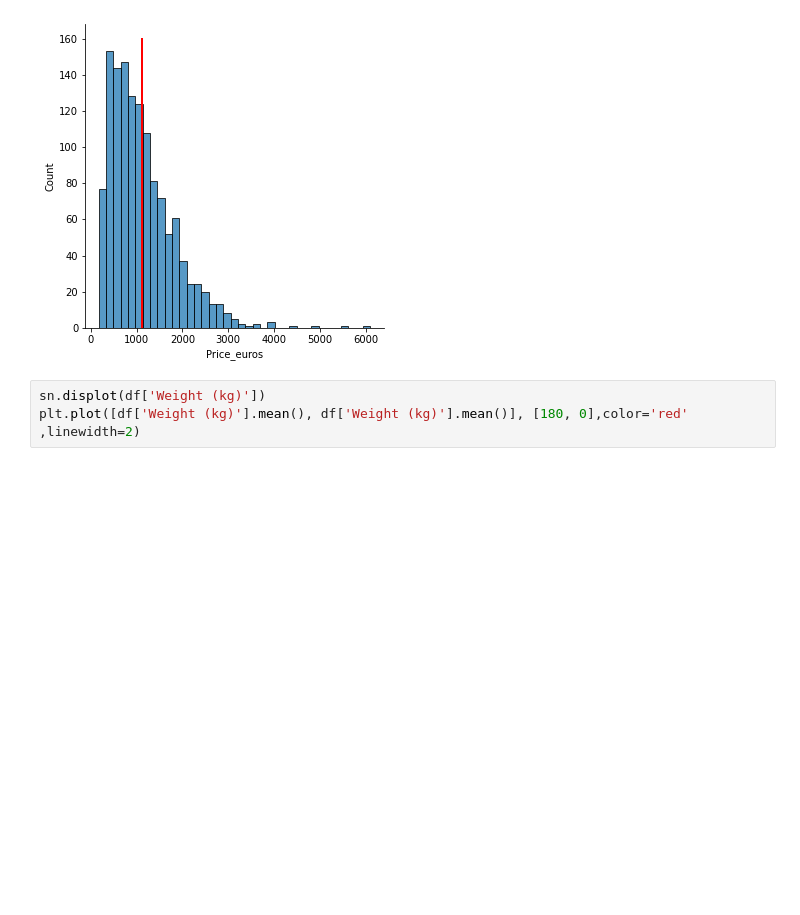
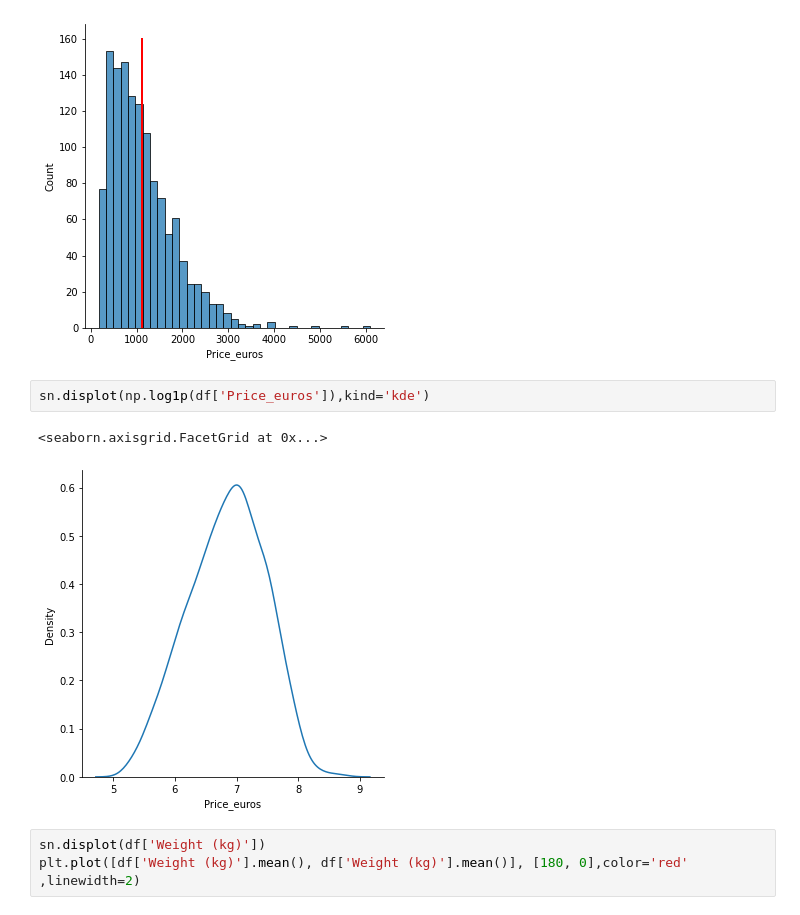
Before and after one commit to AmineMahdioui/Laptop_Price_predection, a Jupyter notebook: LPP.ipynb, the cells around one changed output. Drawn from its saved outputs; the diff is of its cells as text; blank space fills up the shorter version.

```diff
--- a/LPP.ipynb
+++ b/LPP.ipynb
@@ -155,6 +156,11 @@ plt.plot([df['Price_euros'].mean(), df['Price_euros'].mean()], [160, 0],color='r
 # %% [output]
 [<matplotlib.lines.Line2D at 0x...>]
 [figure]
+# %%
+sn.displot(np.log1p(df['Price_euros']),kind='kde')
+# %% [output]
+<seaborn.axisgrid.FacetGrid at 0x...>
+[figure, added]
 # %%
 sn.displot(df['Weight (kg)'])
 plt.plot([df['Weight (kg)'].mean(), df['Weight (kg)'].mean()], [180, 0],color='red' ,linewidth=2)
```
Also changed, not shown: parts of 66 cells of this notebook.
